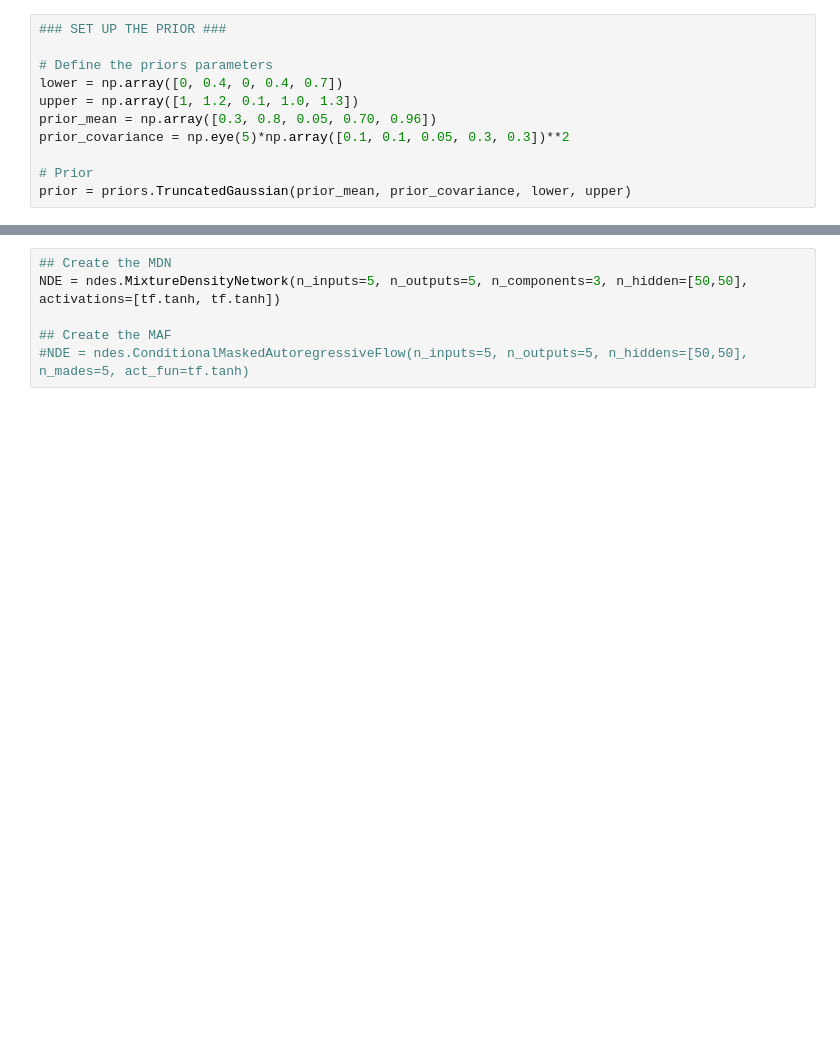
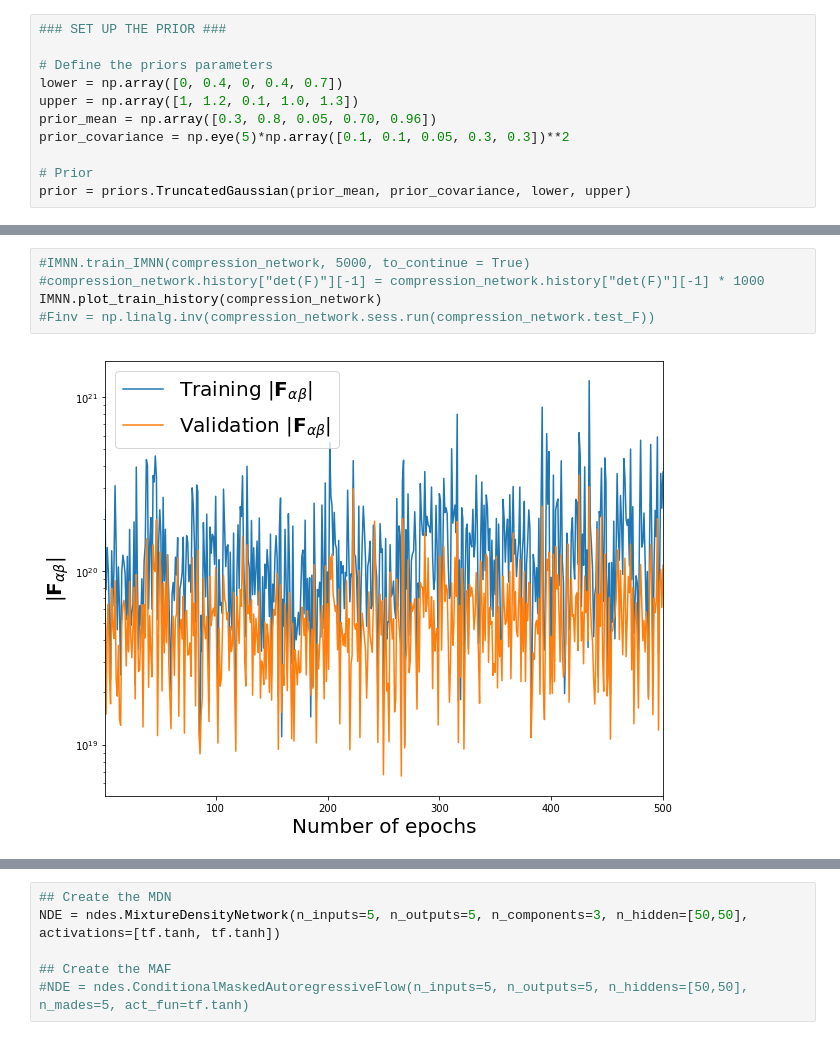
Before and after one commit to jasminelujia/pydelfi, a Jupyter notebook: cosmic_shear-IMNN.ipynb, the cells around one changed output, grey strips where cells are left out. Cells and saved outputs as stored; diff of their text form; blank space fills up the shorter version.

```diff
--- a/cosmic_shear-IMNN.ipynb
+++ b/cosmic_shear-IMNN.ipynb
@@ -93 +108,8 @@ INFO:tensorflow:Restoring parameters from compression/cosmic_shear
+# %%
+#IMNN.train_IMNN(compression_network, 5000, to_continue = True)
+#compression_network.history["det(F)"][-1] = compression_network.history["det(F)"][-1] * 1000
+IMNN.plot_train_history(compression_network)
+#Finv = np.linalg.inv(compression_network.sess.run(compression_network.test_F))
+# %% [output]
+[figure, added]
 # %%
```
Also changed, not shown: parts of 13 cells of this notebook, 7 other files.
